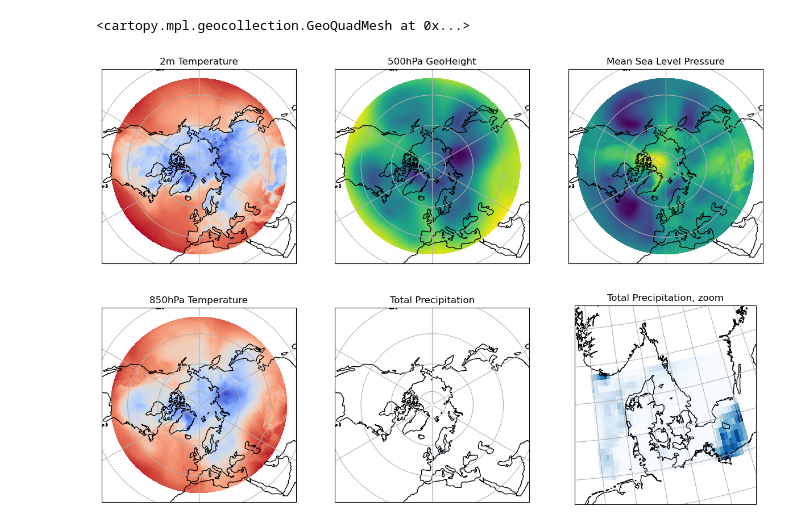
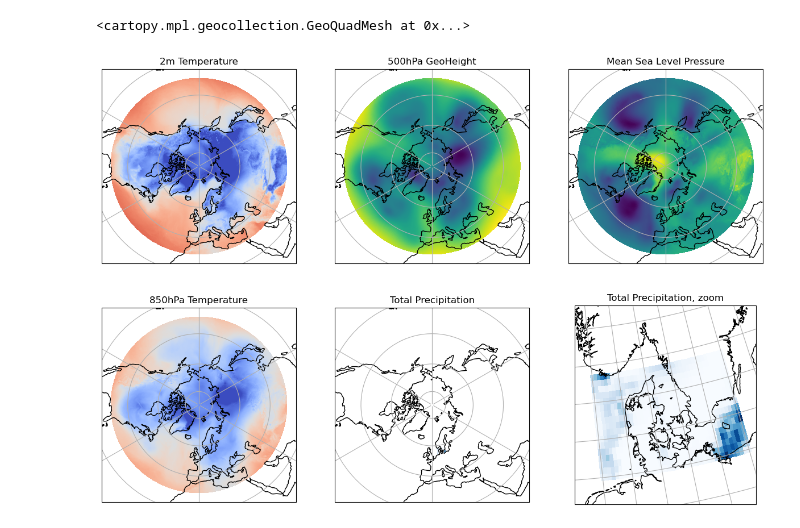
Before and after one commit to nielsdavidsen/LRP_ERA5_fork, a Jupyter notebook: jeppe/reading_the_different_data_vars.ipynb, the cells around one changed output. Cells and saved outputs as stored; diff of their text form; code cells hidden in the pictures.

```diff
--- a/jeppe/reading_the_different_data_vars.ipynb
+++ b/jeppe/reading_the_different_data_vars.ipynb
@@ -4,12 +4,14 @@ import numpy as np
 import matplotlib.pyplot as plt
 import cartopy.crs as ccrs
 import cartopy.feature as cfeature
+# %%
+main_path = '/Users/jeppegrejspetersen/Code/Final_project_AppML/'
 # %%
-t2m = xr.open_dataset('/Users/jeppegrejspetersen/Code/Final_project_AppML/era5/era5_1940_temperature_2m.nc')
-geo = xr.open_dataset('/Users/jeppegrejspetersen/Code/Final_project_AppML/era5/era5_1940_geo500hpa.nc')
-mslp = xr.open_dataset('/Users/jeppegrejspetersen/Code/Final_project_AppML/era5/era5_1940_mean_sea_level_pressure.nc')
-t850 = xr.open_dataset('/Users/jeppegrejspetersen/Code/Final_project_AppML/era5/era5_1940_temperature_850hPa.nc')
-prec = xr.open_dataset('/Users/jeppegrejspetersen/Code/Final_project_AppML/era5/era5_1940_total_precipitation.nc')
+t2m = xr.open_dataset(main_path + '/era5/' + '/era5_1940_temperature_2m.nc')
+geo = xr.open_dataset(main_path + '/era5/' + '/era5_1940_geo500hpa.nc')
+mslp = xr.open_dataset(main_path + '/era5/' +'/era5_1940_mean_sea_level_pressure.nc')
+t850 = xr.open_dataset(main_path + '/era5/' + '/era5_1940_temperature_850hPa.nc')
+prec = xr.open_dataset(main_path + '/era5/' + '/era5_1940_total_precipitation.nc')
 # %%
 t850
 # %% [output]
@@ -34,29 +36,29 @@ Attributes:
 # %%
 fig, axs = plt.subplots(ncols=3,nrows=2, figsize=(15, 10), subplot_kw={'projection': ccrs.NorthPolarStereo()})
 
 for ax in axs.flatten():
     ax.coastlines()
     # ax.add_feature(cfeature.LAND, edgecolor='black')
     ax.gridlines()
 
     ax.set_extent([-180, 180, 25, 90], ccrs.PlateCarree())
 
 # Plotting the data
 axs[0, 0].set_title('2m Temperature')
-axs[0, 0].pcolormesh(t2m.longitude, t2m.latitude, t2m.t2m[0], transform=ccrs.PlateCarree(), cmap='coolwarm', shading='auto')
+axs[0, 0].pcolormesh(t2m.longitude, t2m.latitude, t2m.t2m[0], transform=ccrs.PlateCarree(), cmap='coolwarm', shading='auto', vmin = 273-30, vmax = 273+30)
 
 axs[0, 1].set_title('500hPa GeoHeight')
 axs[0, 1].pcolormesh(geo.longitude, geo.latitude, geo.z.isel(pressure_level = 0)[0], transform=ccrs.PlateCarree(), cmap='viridis', shading='auto')
 axs[0, 2].set_title('Mean Sea Level Pressure')
 axs[0, 2].pcolormesh(mslp.longitude, mslp.latitude, mslp.msl[0], transform=ccrs.PlateCarree(), cmap='viridis', shading='auto')
 axs[1, 0].set_title('850hPa Temperature')
-axs[1, 0].pcolormesh(t850.longitude, t850.latitude, t850.t.isel(pressure_level = 0)[0], transform=ccrs.PlateCarree(), cmap='coolwarm', shading='auto')
+axs[1, 0].pcolormesh(t850.longitude, t850.latitude, t850.t.isel(pressure_level = 0)[0], transform=ccrs.PlateCarree(), cmap='coolwarm', shading='auto',vmin = 273-30, vmax = 273+30)
 axs[1, 1].set_title('Total Precipitation')
 axs[1, 1].pcolormesh(prec.longitude, prec.latitude, prec.tp[0], transform=ccrs.PlateCarree(), cmap='Blues', shading='auto')
 
 axs[1, 2].set_title('Total Precipitation, zoom')
 axs[1, 2].set_extent([5, 16, 53, 60], ccrs.PlateCarree())
 axs[1, 2].pcolormesh(prec.longitude, prec.latitude, prec.tp[0], transform=ccrs.PlateCarree(), cmap='Blues', shading='auto')
 # %% [output]
 <cartopy.mpl.geocollection.GeoQuadMesh at 0x...>
-[figure, old version]
+[figure, new version]
```
